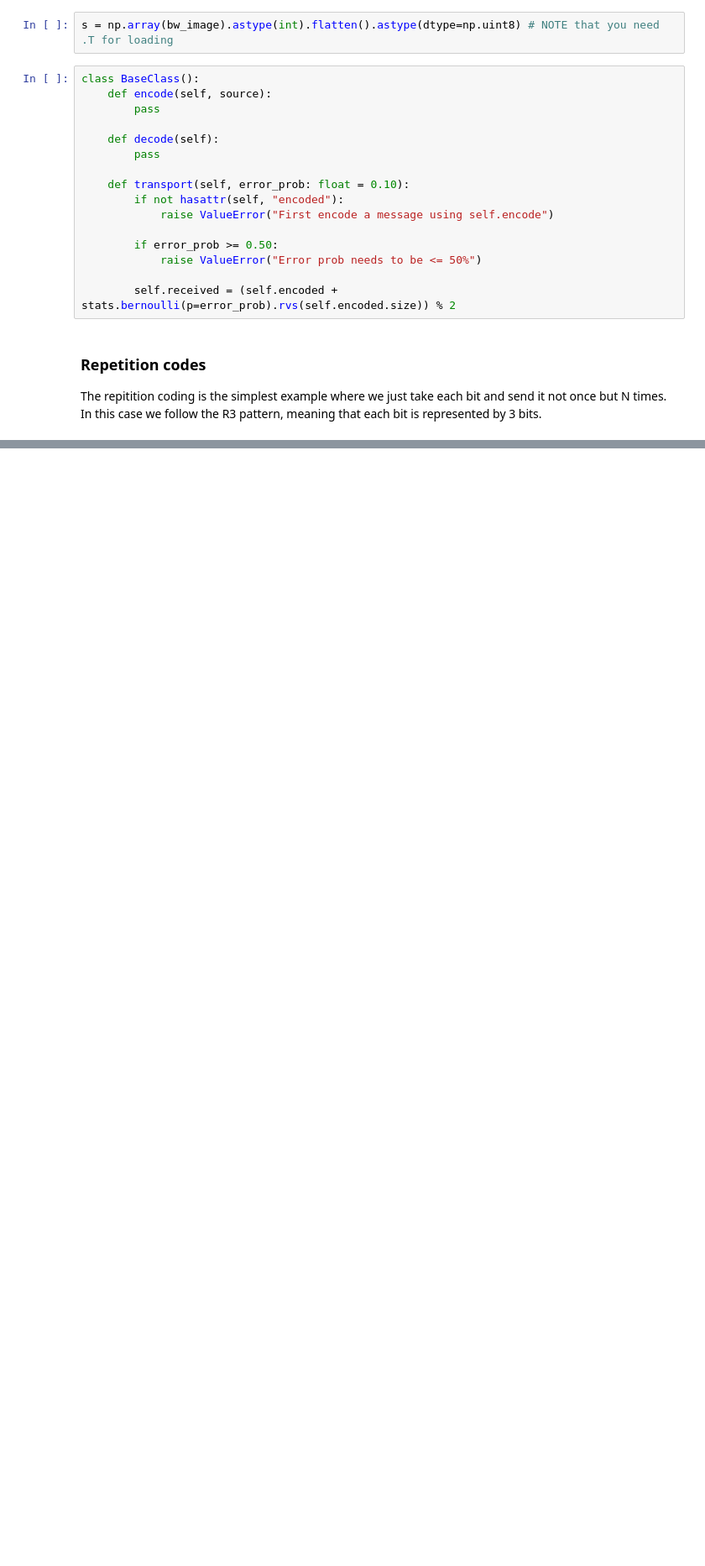
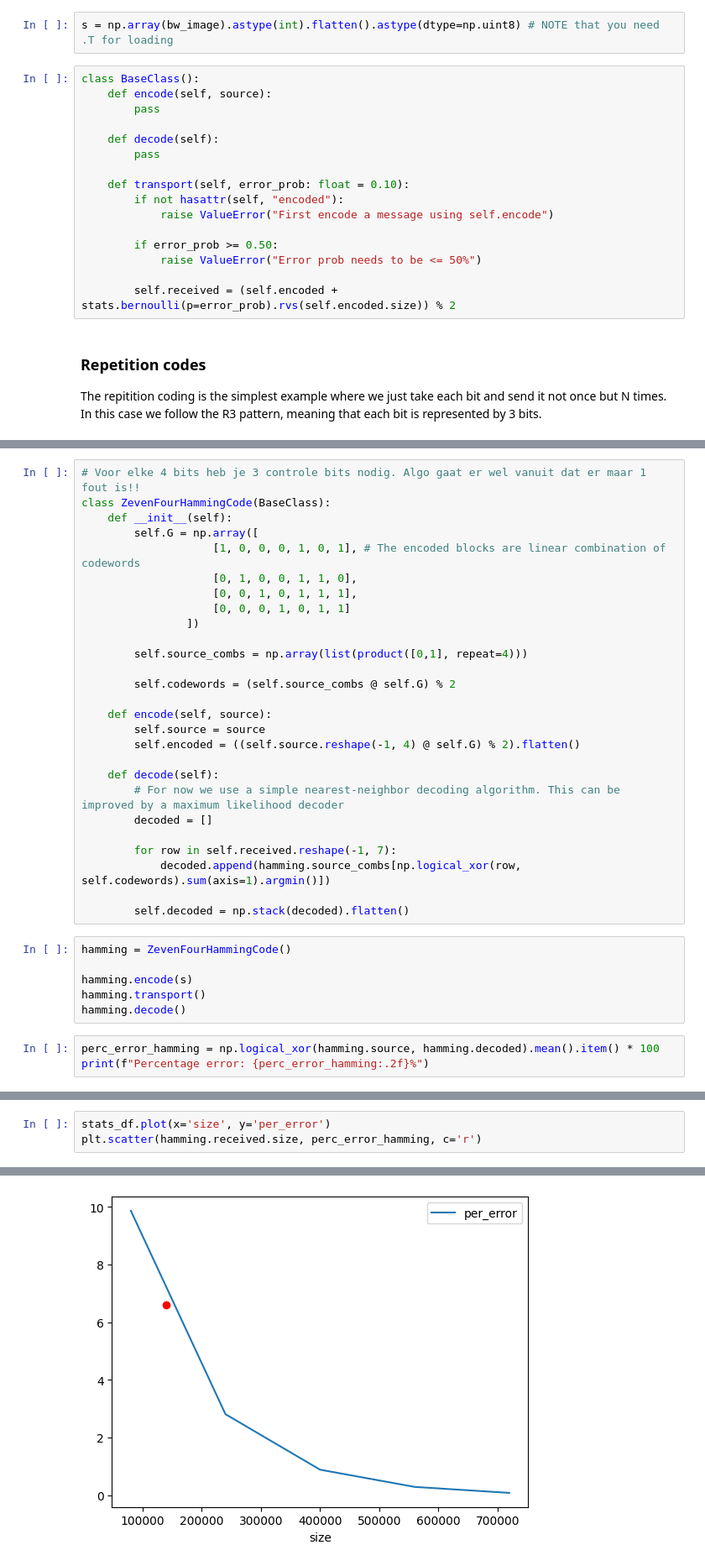
Before and after one commit to wouterMostard/informationtheory, a Jupyter notebook: introduction/Introduction into information theory.ipynb, the cells around one changed output, grey strips where cells are left out. Shown at 84% size. Drawn from its saved outputs; the diff is of its cells as text; blank space fills up the shorter version.

Commit message:
add hamming 7,4 code

```diff
--- a/introduction/Introduction into information theory.ipynb
+++ b/introduction/Introduction into information theory.ipynb
@@ -96,0 +96,36 @@ array([0, 0, 0, 0, 0, 0, 0, 0, 0, 0, 1, 1, 1, 1, 1, 1, 1, 1, 1, 1])
+# %%
+# Voor elke 4 bits heb je 3 controle bits nodig. Algo gaat er wel vanuit dat er maar 1 fout is!!
+class ZevenFourHammingCode(BaseClass):
+    def __init__(self):
+        self.G = np.array([
+                    [1, 0, 0, 0, 1, 0, 1], # The encoded blocks are linear combination of codewords
+                    [0, 1, 0, 0, 1, 1, 0],
+                    [0, 0, 1, 0, 1, 1, 1],
+                    [0, 0, 0, 1, 0, 1, 1]
+                ])
+
+        self.source_combs = np.array(list(product([0,1], repeat=4)))
+
+        self.codewords = (self.source_combs @ self.G) % 2
+
+    def encode(self, source):
+        self.source = source
+        self.encoded = ((self.source.reshape(-1, 4) @ self.G) % 2).flatten()
+
+    def decode(self):
+        # For now we use a simple nearest-neighbor decoding algorithm. This can be improved by a maximum likelihood decoder
+        decoded = []
+
+        for row in self.received.reshape(-1, 7):
+            decoded.append(hamming.source_combs[np.logical_xor(row, self.codewords).sum(axis=1).argmin()])
+
+        self.decoded = np.stack(decoded).flatten()
+# %%
+hamming = ZevenFourHammingCode()
+
+hamming.encode(s)
+hamming.transport()
+hamming.decode()
+# %%
+perc_error_hamming = np.logical_xor(hamming.source, hamming.decoded).mean().item() * 100
+print(f"Percentage error: {perc_error_hamming:.2f}%")
@@ -96,0 +136,4 @@ array([0, 0, 0, 0, 0, 0, 0, 0, 0, 0, 1, 1, 1, 1, 1, 1, 1, 1, 1, 1])
+# %%
+stats_df.plot(x='size', y='per_error')
+plt.scatter(hamming.received.size, perc_error_hamming, c='r')
+# %% [output]
@@ -96,0 +141 @@ array([0, 0, 0, 0, 0, 0, 0, 0, 0, 0, 1, 1, 1, 1, 1, 1, 1, 1, 1, 1])
+[figure, added]
```
Also changed, not shown: parts of 14 cells of this notebook.
